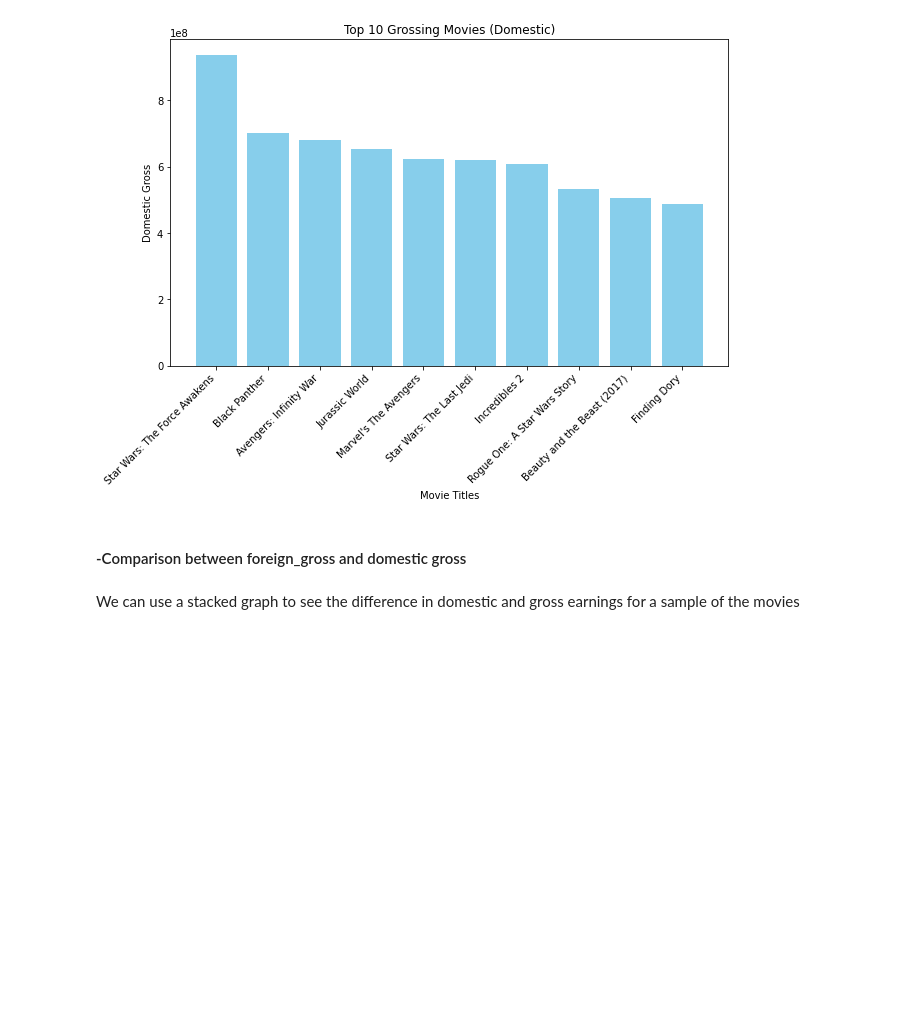
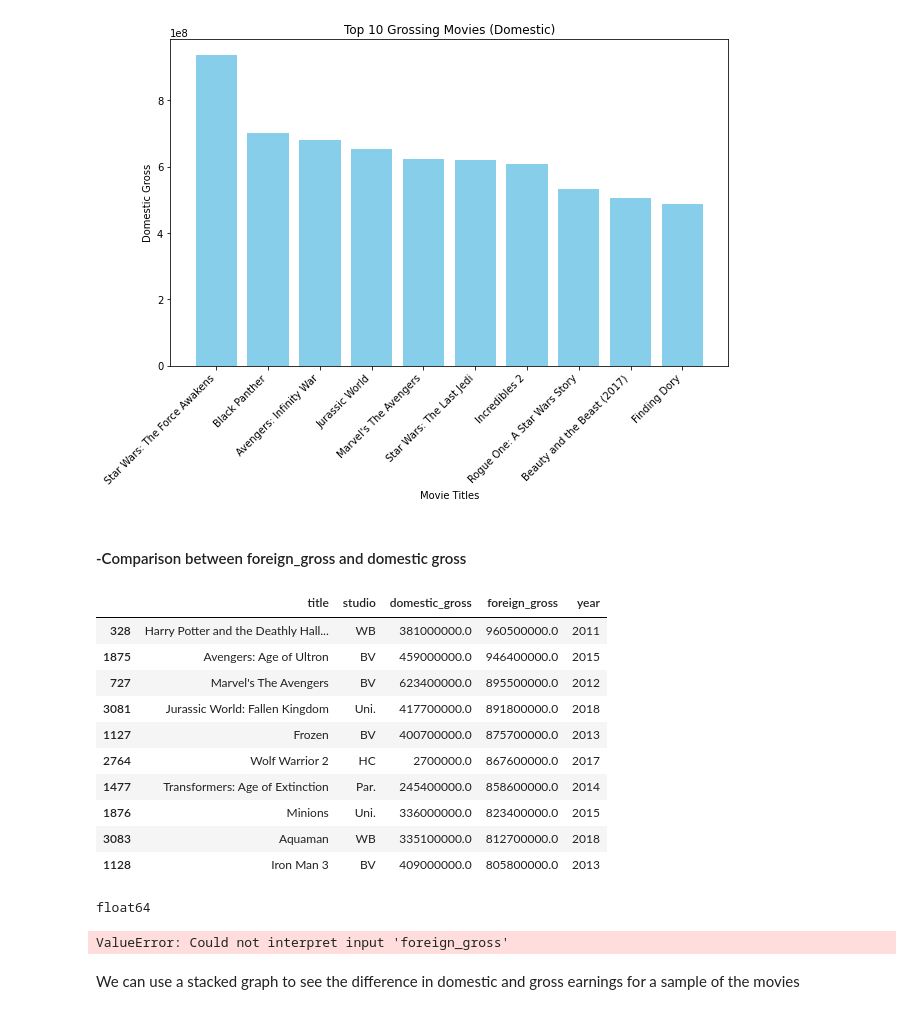
Before and after one commit to MAZSUSA/Final-Microsoft-Movies, a Jupyter notebook: index.ipynb, the cells around one changed output. Cells and saved outputs as stored; diff of their text form; code cells hidden in the pictures; blank space fills up the shorter version.

```diff
--- a/index.ipynb
+++ b/index.ipynb
@@ -201,3 +199,41 @@ import seaborn as sns
+# %%
+#first let's find the top 10 values that we will compare
+top_10_df = df.sort_values(by='foreign_gross', ascending=False).head(10)
+top_10_df
+# %% [output]
+|  | title | studio | domestic_gross | foreign_gross | year |
+| 328 | Harry Potter and the Deathly Hall... | WB | 381000000.0 | 960500000.0 | 2011 |
+| 1875 | Avengers: Age of Ultron | BV | 459000000.0 | 946400000.0 | 2015 |
+| 727 | Marvel's The Avengers | BV | 623400000.0 | 895500000.0 | 2012 |
+| 3081 | Jurassic World: Fallen Kingdom | Uni. | 417700000.0 | 891800000.0 | 2018 |
+| 1127 | Frozen | BV | 400700000.0 | 875700000.0 | 2013 |
+| 2764 | Wolf Warrior 2 | HC | 2700000.0 | 867600000.0 | 2017 |
+| 1477 | Transformers: Age of Extinction | Par. | 245400000.0 | 858600000.0 | 2014 |
+| 1876 | Minions | Uni. | 336000000.0 | 823400000.0 | 2015 |
+| 3083 | Aquaman | WB | 335100000.0 | 812700000.0 | 2018 |
+| 1128 | Iron Man 3 | BV | 409000000.0 | 805800000.0 | 2013 |
+# %%
+print(df['domestic_gross'].dtype)
+# %% [output]
+float64
+# %%
+import seaborn as sns
+
+top_10_df = df.sort_values(by='foreign_gross', ascending=False).head(10)
+top_10_df
+
+sns.barplot(df, x='title', y='foreign_gross', label='foreign_gross')
+sns.barplot(df, x='title', y='domestic_gross', label='domestic_gross')
+
+plt.figure(figsize=(10,6))
+plt.xlabel('Title')
+plt.ylabel('Gross Earnings')
+plt.title('Foreign Gross vs Domestic Gross')
+plt.legend(type='Gross')
+plt.xticks(rotation=45)
+plt.show()
+# %% [output]
+ValueError: Could not interpret input 'foreign_gross'
 # %% [markdown]
 We can use a stacked graph to see the difference in domestic and gross earnings for a sample of the movies
 # %% [markdown]
```
Also changed, not shown: parts of 1 cell of this notebook.
